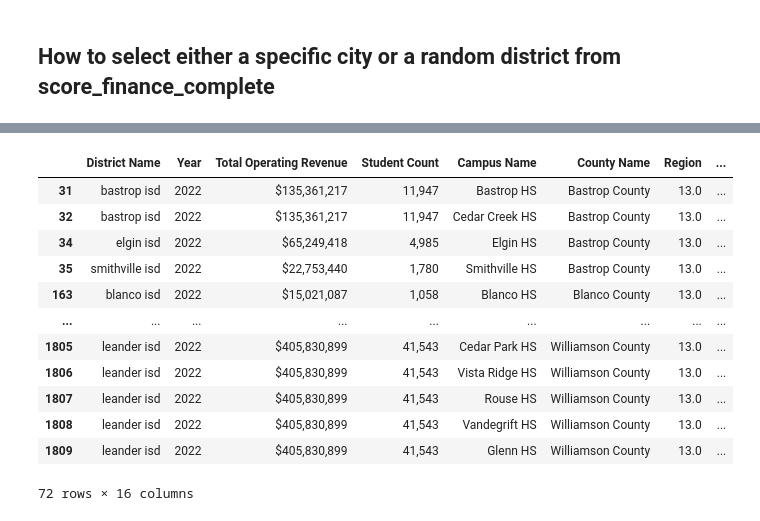
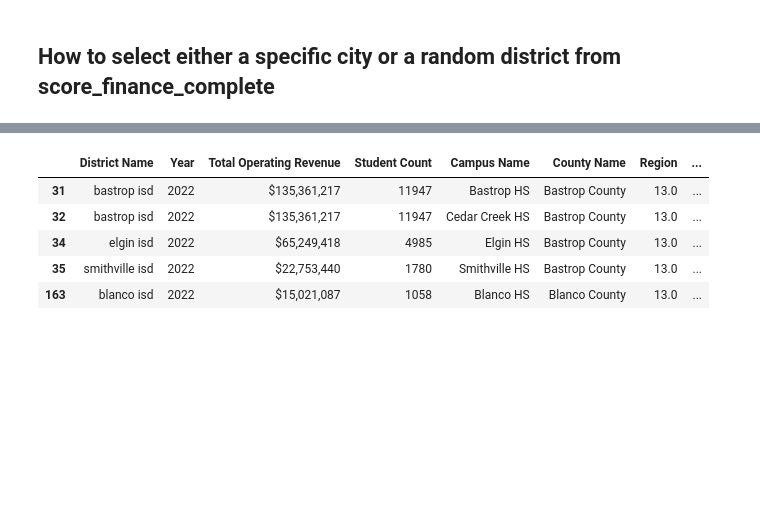
Before and after one commit to Amarilli/TexasISDs, a Jupyter notebook: project_notebook/13_12_updated.ipynb, the cells around one changed output, grey strips where cells are left out. Cells and saved outputs as stored; diff of their text form; code cells hidden in the pictures; blank space fills up the shorter version.

```diff
--- a/project_notebook/13_12_updated.ipynb
+++ b/project_notebook/13_12_updated.ipynb
@@ -484,18 +491,11 @@ Name: District Name, dtype: object
 # %%
 #Score and finance of a specific city
 austin_scores_finance = score_finance_complete[score_finance_complete["Region Name"].isin(["Austin"])]
-austin_scores_finance
+austin_scores_finance.head()
 # %% [output]
 |  | District Name | Year | Total Operating Revenue | Student Count | Campus Name | County Name | Region | ... |
-| 31 | bastrop isd | 2022 | $135,361,217 | 11,947 | Bastrop HS | Bastrop County | 13.0 | ... |
-| 32 | bastrop isd | 2022 | $135,361,217 | 11,947 | Cedar Creek HS | Bastrop County | 13.0 | ... |
-| 34 | elgin isd | 2022 | $65,249,418 | 4,985 | Elgin HS | Bastrop County | 13.0 | ... |
-| 35 | smithville isd | 2022 | $22,753,440 | 1,780 | Smithville HS | Bastrop County | 13.0 | ... |
-| 163 | blanco isd | 2022 | $15,021,087 | 1,058 | Blanco HS | Blanco County | 13.0 | ... |
-| ... | ... | ... | ... | ... | ... | ... | ... | ... |
-| 1805 | leander isd | 2022 | $405,830,899 | 41,543 | Cedar Park HS | Williamson County | 13.0 | ... |
-| 1806 | leander isd | 2022 | $405,830,899 | 41,543 | Vista Ridge HS | Williamson County | 13.0 | ... |
-| 1807 | leander isd | 2022 | $405,830,899 | 41,543 | Rouse HS | Williamson County | 13.0 | ... |
-| 1808 | leander isd | 2022 | $405,830,899 | 41,543 | Vandegrift HS | Williamson County | 13.0 | ... |
-| 1809 | leander isd | 2022 | $405,830,899 | 41,543 | Glenn HS | Williamson County | 13.0 | ... |
+| 31 | bastrop isd | 2022 | $135,361,217 | 11947 | Bastrop HS | Bastrop County | 13.0 | ... |
+| 32 | bastrop isd | 2022 | $135,361,217 | 11947 | Cedar Creek HS | Bastrop County | 13.0 | ... |
+| 34 | elgin isd | 2022 | $65,249,418 | 4985 | Elgin HS | Bastrop County | 13.0 | ... |
+| 35 | smithville isd | 2022 | $22,753,440 | 1780 | Smithville HS | Bastrop County | 13.0 | ... |
+| 163 | blanco isd | 2022 | $15,021,087 | 1058 | Blanco HS | Blanco County | 13.0 | ... |
-72 rows × 16 columns
```
Also changed, not shown: parts of 5 cells of this notebook.
